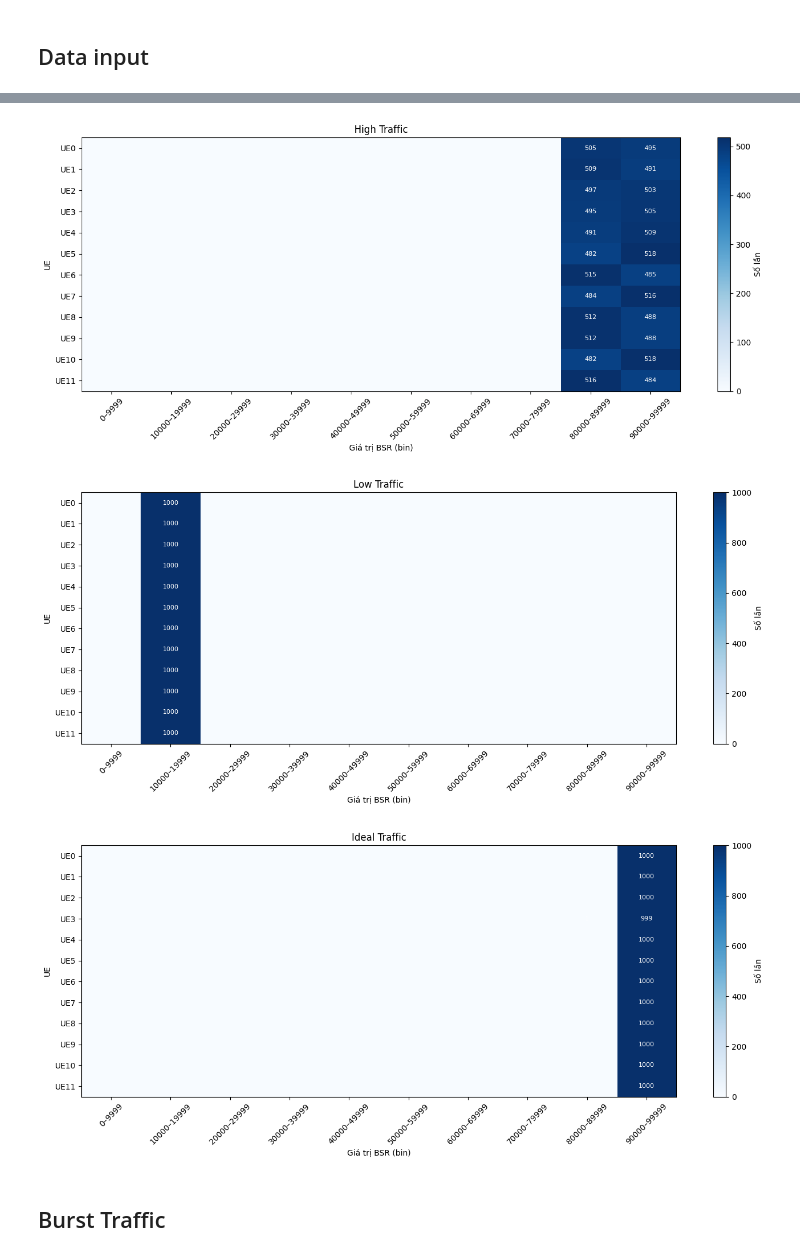
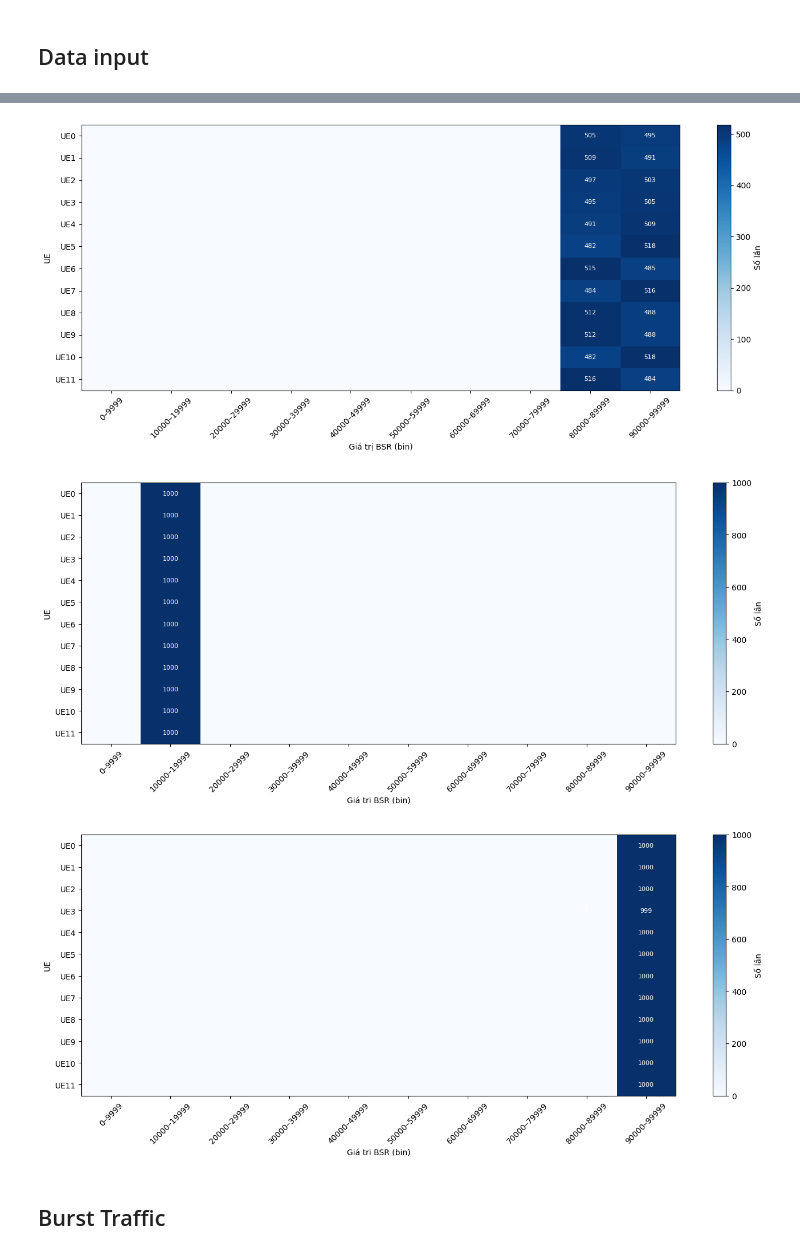
Before and after one commit to lephamcong/CapstoneProject, a Jupyter notebook: Simulation/result/resultAnalysis_10ttiToResend.ipynb, the cells around one changed output, grey strips where cells are left out. Drawn from its saved outputs; the diff is of its cells as text; code cells hidden in the pictures.

```diff
--- a/Simulation/result/resultAnalysis_10ttiToResend.ipynb
+++ b/Simulation/result/resultAnalysis_10ttiToResend.ipynb
@@ -159,7 +159,7 @@ plot_cqi_count_heatmap(read_sampled_bsr('./Simulation/data/cqi_ideal_condition_b
 # %%
 
 
-def plot_bsr_count_heatmap(df, bins=None, cmap='Blues', title='Heatmap số lần xuất hiện BSR theo bin'):
+def plot_bsr_count_heatmap(df, bins=None, cmap='Blues', title=''):
     ue_labels = df.columns
 
     # Thiết lập bin mặc định nếu không truyền vào
@@ -174,39 +174,39 @@ def plot_bsr_count_heatmap(df, bins=None, cmap='Blues', title='Heatmap số lầ
         binned = pd.cut(df[ue], bins=bins, labels=bin_labels, include_lowest=True)
         counts = binned.value_counts().reindex(bin_labels, fill_value=0)
         count_data.append(counts.values)
 
     heatmap_data = np.array(count_data)
 
     fig, ax = plt.subplots(figsize=(14, 6))
     cax = ax.imshow(heatmap_data, cmap=cmap, aspect='auto')
 
     # Nhãn trục
     ax.set_xticks(np.arange(len(bin_labels)))
     ax.set_yticks(np.arange(len(ue_labels)))
     ax.set_xticklabels(bin_labels, rotation=45)
     ax.set_yticklabels(ue_labels)
 
     # Annotate từng ô
     for i in range(len(ue_labels)):
         for j in range(len(bin_labels)):
             val = heatmap_data[i, j]
             if val > 0:
                 ax.text(j, i, str(val), ha='center', va='center', color='white', fontsize=8)
 
     plt.title(title)
     plt.xlabel("Giá trị BSR (bin)")
     plt.ylabel("UE")
     plt.colorbar(cax, label="Số lần")
     plt.tight_layout()
     plt.show()
 
-plot_bsr_count_heatmap(read_sampled_bsr('./Simulation/data/bsr_high_traffic.csv'), title='High Traffic')
-plot_bsr_count_heatmap(read_sampled_bsr('./Simulation/data/bsr_low_traffic.csv'), title='Low Traffic')
-plot_bsr_count_heatmap(read_sampled_bsr('./Simulation/data/bsr_ideal_condition_bsr100000.csv'), title='Ideal Traffic')
+plot_bsr_count_heatmap(read_sampled_bsr('./Simulation/data/bsr_high_traffic.csv'))
+plot_bsr_count_heatmap(read_sampled_bsr('./Simulation/data/bsr_low_traffic.csv'))
+plot_bsr_count_heatmap(read_sampled_bsr('./Simulation/data/bsr_ideal_condition_bsr100000.csv'))
 # %% [output]
-[figure, old version]
+[figure, new version]
-[figure, old version]
+[figure, new version]
-[figure, old version]
+[figure, new version]
 # %% [markdown]
 ## Burst Traffic
 # %% [markdown]
```
Also changed, not shown: parts of 4 cells of this notebook, 1 other file.
